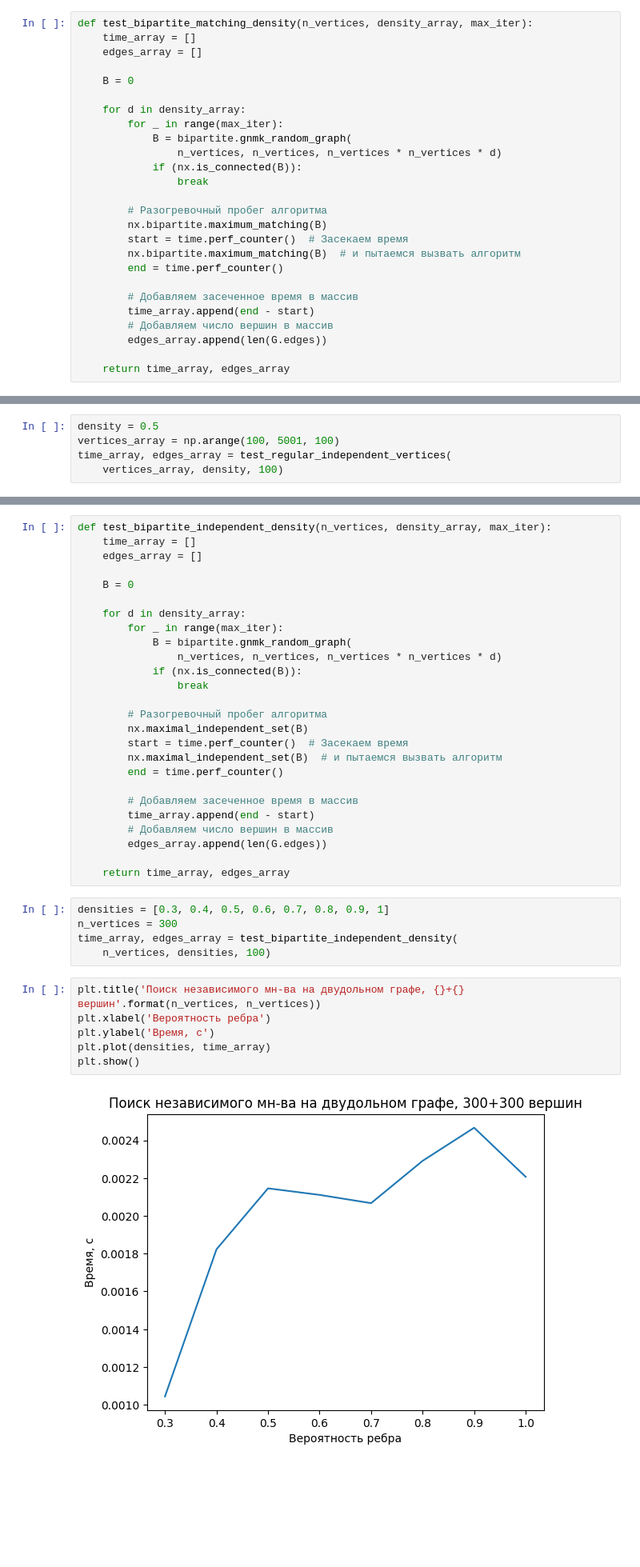
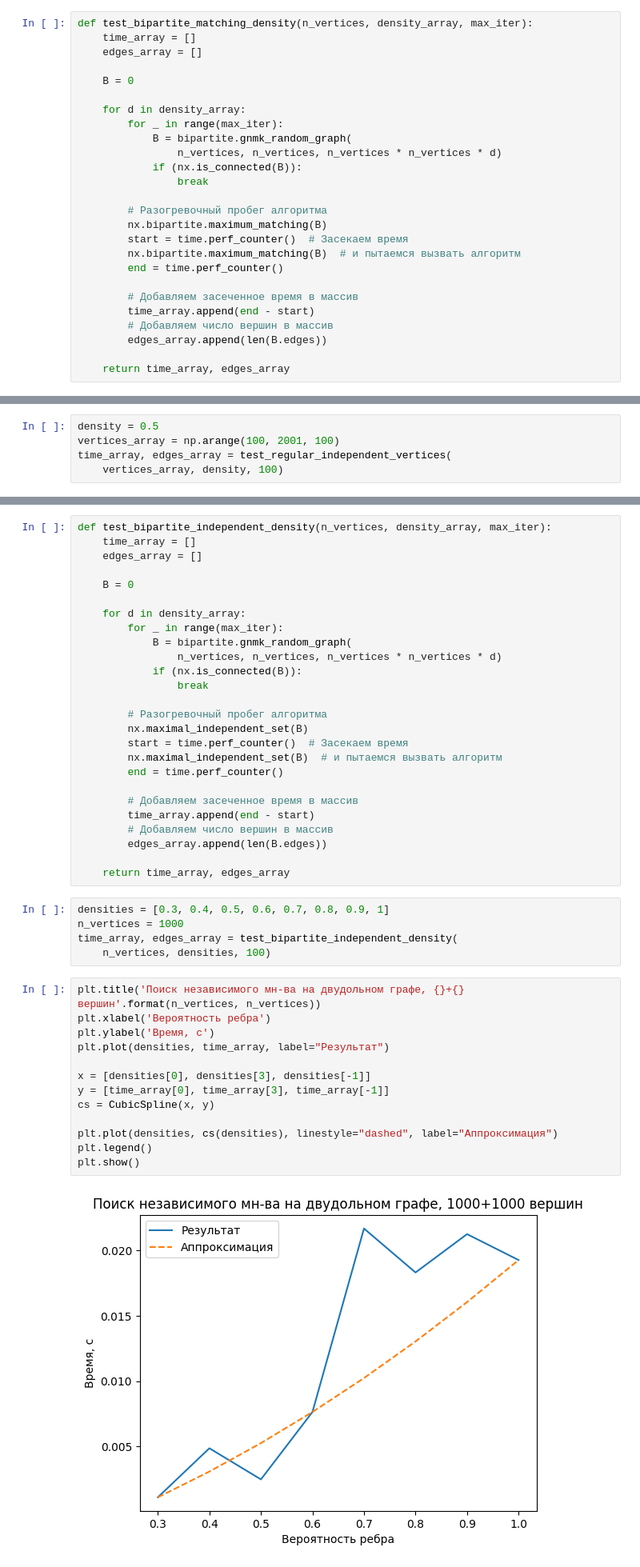
Before and after one commit to multifacs/graph-algorithms, a Jupyter notebook: graph-algorithms-final.ipynb, the cells around one changed output, grey strips where cells are left out. Shown at 80% size. Saved outputs shown, nothing was run; the diff lists cells and outputs as text; blank space fills up the shorter version.

```diff
--- a/graph-algorithms-final.ipynb
+++ b/graph-algorithms-final.ipynb
@@ -208,7 +224,7 @@ def test_bipartite_matching_density(n_vertices, density_array, max_iter):
         # Добавляем засеченное время в массив
         time_array.append(end - start)
         # Добавляем число вершин в массив
-        edges_array.append(len(G.edges))
+        edges_array.append(len(B.edges))
 
     return time_array, edges_array
 # %%
@@ -329,7 +367,7 @@ def test_regular_independent_vertices(vertices_array, density, max_iter):
     return time_array, edges_array
 # %%
 density = 0.5
-vertices_array = np.arange(100, 5001, 100)
+vertices_array = np.arange(100, 2001, 100)
 time_array, edges_array = test_regular_independent_vertices(
     vertices_array, density, 100)
 # %%
@@ -363,22 +409,29 @@ def test_bipartite_independent_density(n_vertices, density_array, max_iter):
         # Добавляем засеченное время в массив
         time_array.append(end - start)
         # Добавляем число вершин в массив
-        edges_array.append(len(G.edges))
+        edges_array.append(len(B.edges))
 
     return time_array, edges_array
 # %%
 densities = [0.3, 0.4, 0.5, 0.6, 0.7, 0.8, 0.9, 1]
-n_vertices = 300
+n_vertices = 1000
 time_array, edges_array = test_bipartite_independent_density(
     n_vertices, densities, 100)
 # %%
 plt.title('Поиск независимого мн-ва на двудольном графе, {}+{} вершин'.format(n_vertices, n_vertices))
 plt.xlabel('Вероятность ребра')
 plt.ylabel('Время, с')
-plt.plot(densities, time_array)
+plt.plot(densities, time_array, label="Результат")
+
+x = [densities[0], densities[3], densities[-1]]
+y = [time_array[0], time_array[3], time_array[-1]]
+cs = CubicSpline(x, y)
+
+plt.plot(densities, cs(densities), linestyle="dashed", label="Аппроксимация")
+plt.legend()
 plt.show()
 # %% [output]
-[figure, old version]
+[figure, new version]
 # %%
 def test_bipartite_independent_vertices(vertices_array, density, max_iter):
     time_array = []
```
Also changed, not shown: parts of 15 cells of this notebook.
